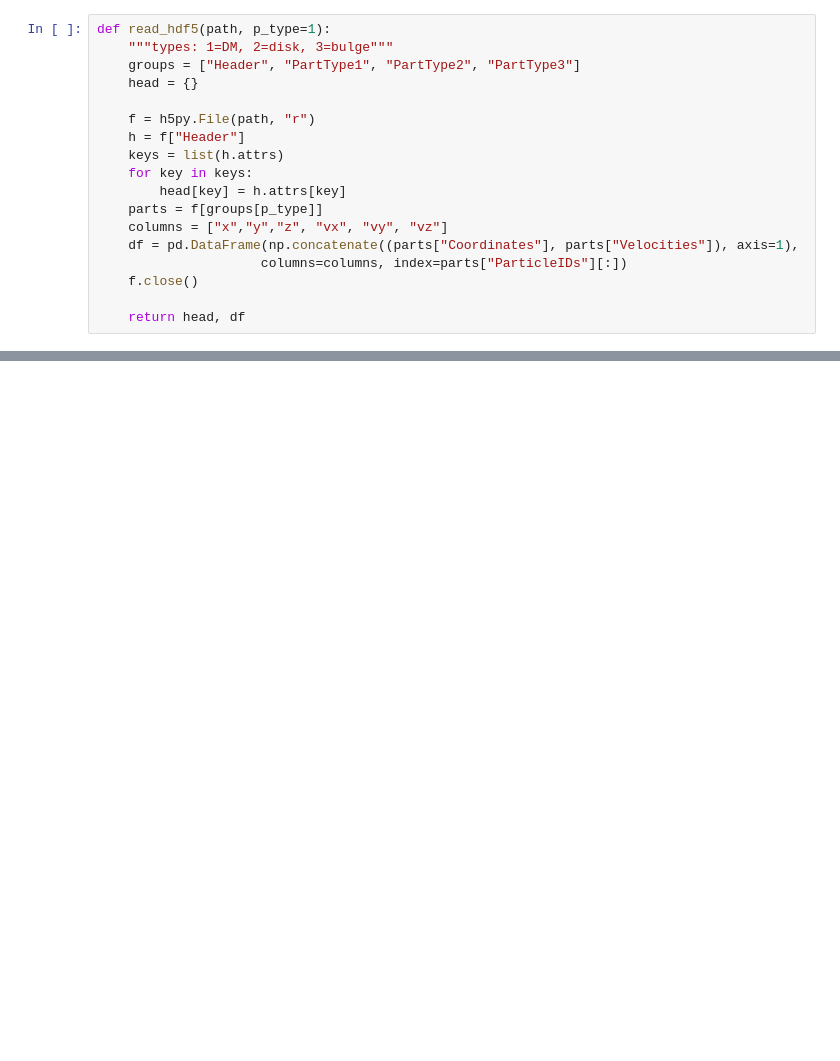
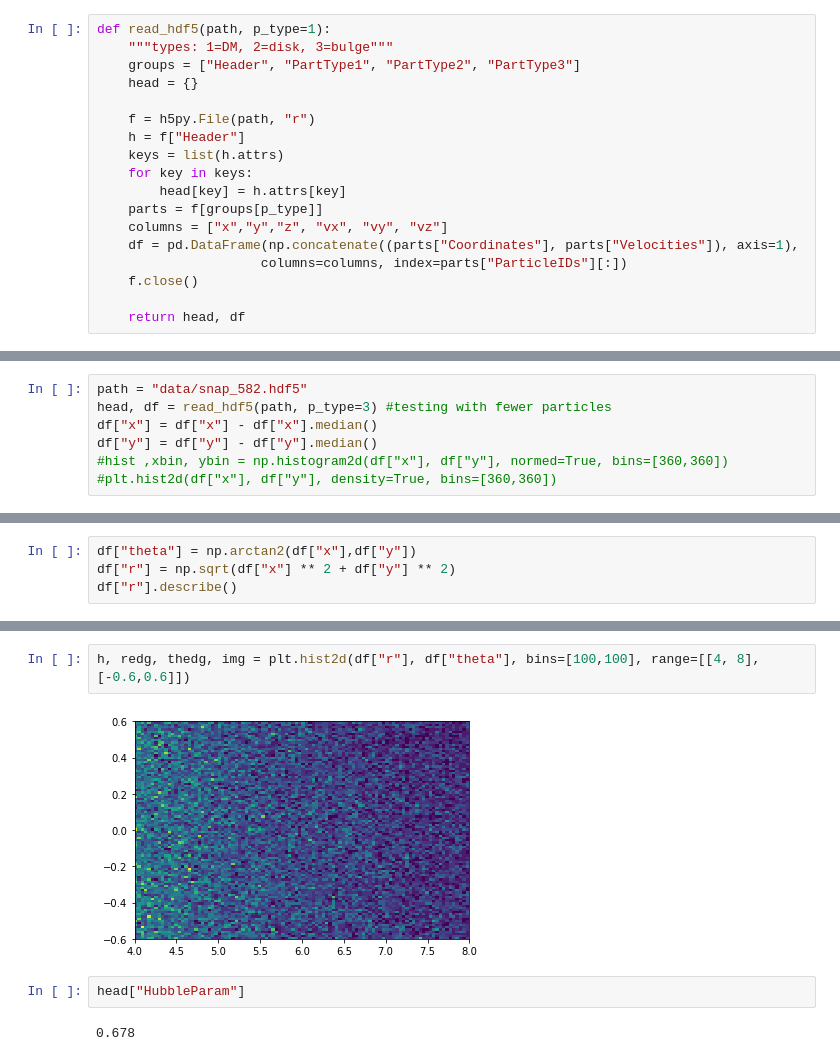
Before and after one commit to njhilliard/trojan-neighborhood, a Jupyter notebook: workbook.ipynb, the cells around one changed output, grey strips where cells are left out. Drawn from its saved outputs; the diff is of its cells as text; blank space fills up the shorter version.

Commit message:
checkpoint, have a decent understanding of the data

```diff
--- a/workbook.ipynb
+++ b/workbook.ipynb
@@ -63,3 +63,10 @@ df
 | 29900917 | -5.719983 | -28.821281 | 101.478615 | -39.821232 | -85.115784 | 3.542554 |
 | 28319339 | -90.153419 | -15.556582 | 134.920670 | -48.536762 | -7.522290 | 33.522820 |
 2800000 rows × 6 columns
+# %%
+path = "data/snap_582.hdf5"
+head, df = read_hdf5(path, p_type=3) #testing with fewer particles
+df["x"] = df["x"] - df["x"].median()
+df["y"] = df["y"] - df["y"].median()
+#hist ,xbin, ybin = np.histogram2d(df["x"], df["y"], normed=True, bins=[360,360])
+#plt.hist2d(df["x"], df["y"], density=True, bins=[360,360])
@@ -65,0 +83,4 @@ df
+# %%
+df["theta"] = np.arctan2(df["x"],df["y"])
+df["r"] = np.sqrt(df["x"] ** 2 + df["y"] ** 2)
+df["r"].describe()
@@ -65,0 +97,8 @@ df
+# %%
+h, redg, thedg, img = plt.hist2d(df["r"], df["theta"], bins=[100,100], range=[[4, 8],[-0.6,0.6]])
+# %% [output]
+[figure, added]
+# %%
+head["HubbleParam"]
+# %% [output]
+0.678
```
Also changed, not shown: parts of 6 cells of this notebook.
